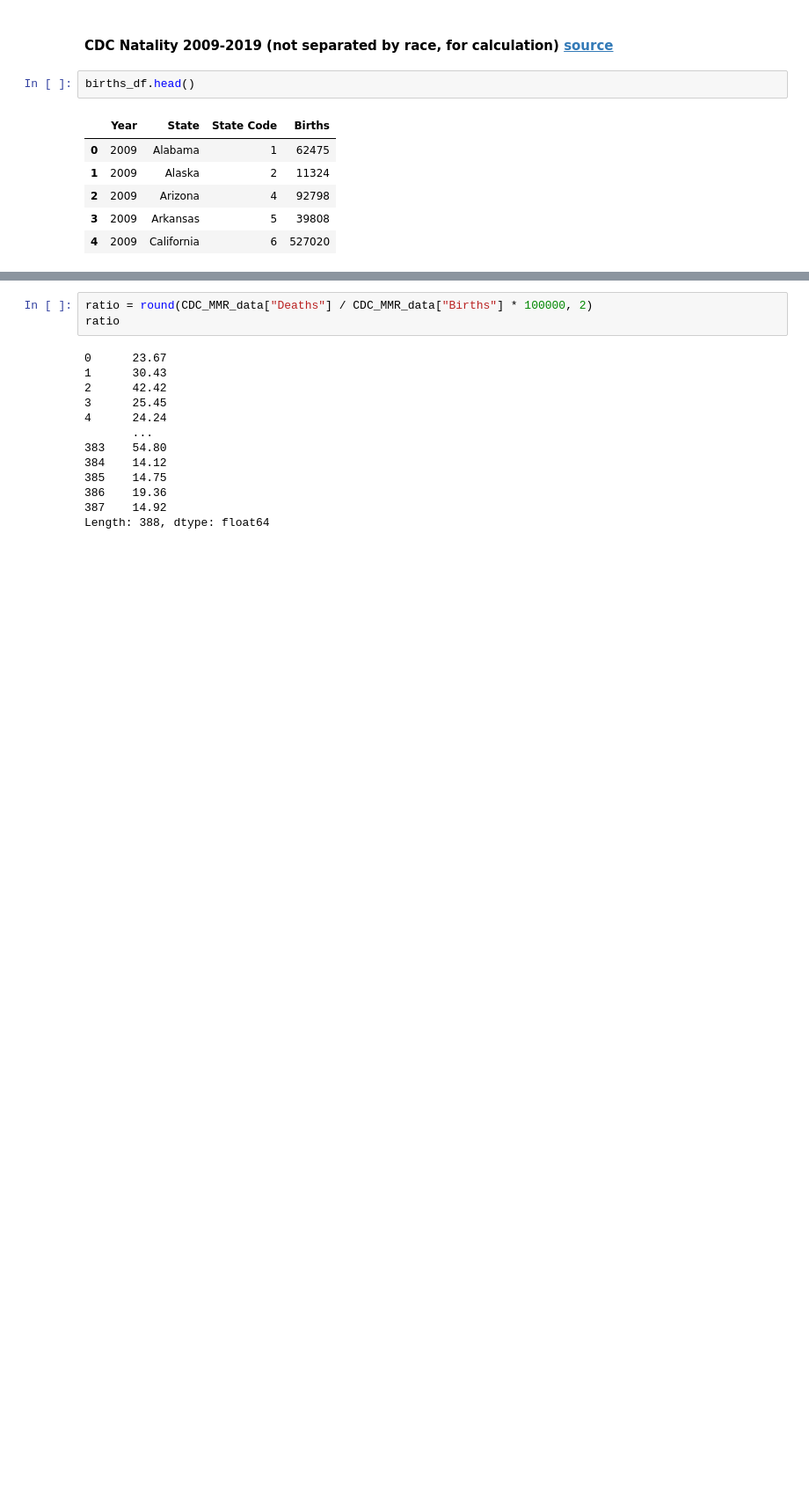
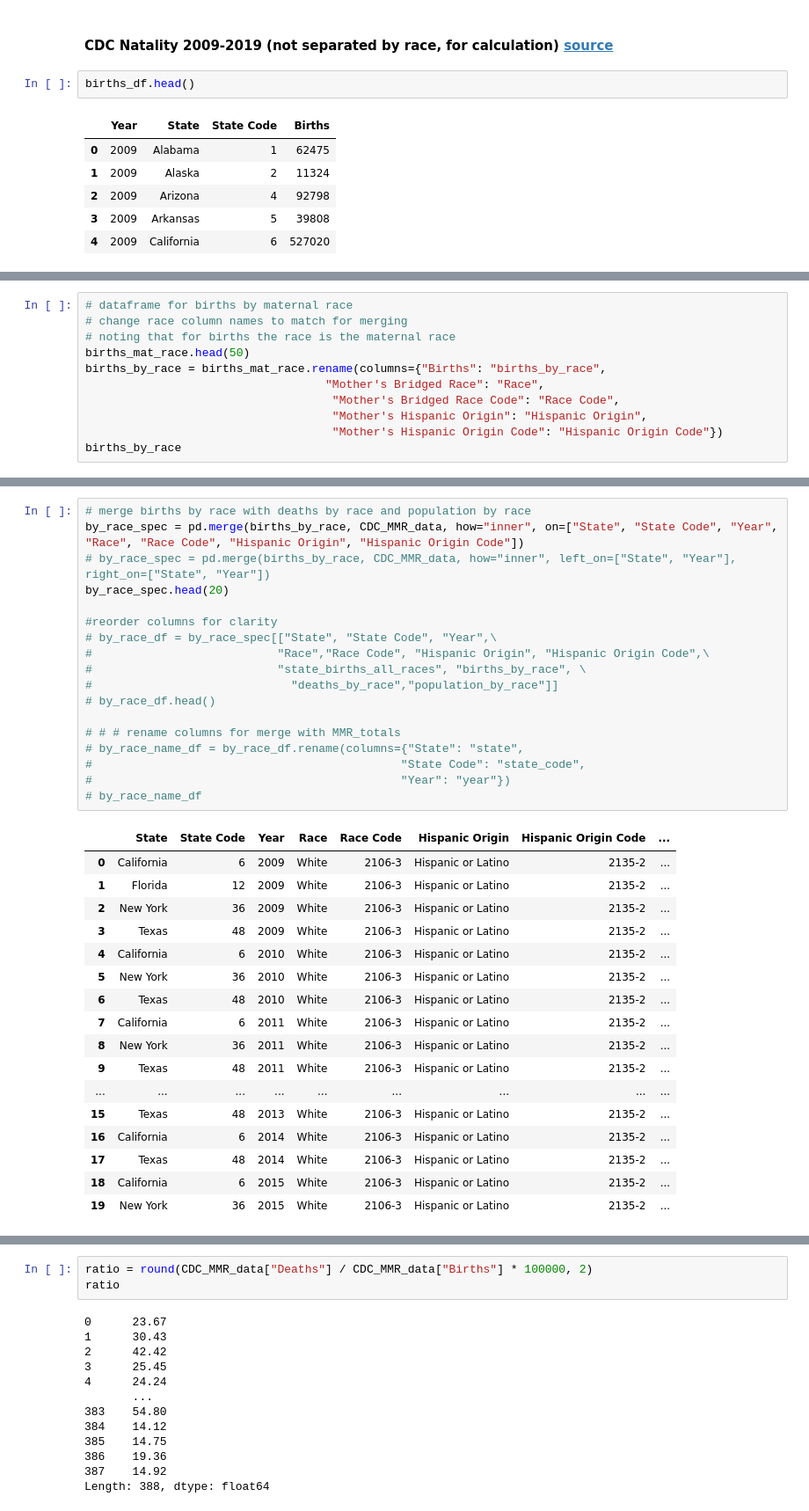
Before and after one commit to LeeProut/US-Maternal-Mortality, a Jupyter notebook: CDC_MMR_Race_P3.ipynb, the cells around one changed output, grey strips where cells are left out. Shown at 88% size. Saved outputs shown, nothing was run; the diff lists cells and outputs as text; blank space fills up the shorter version.

```diff
--- a/CDC_MMR_Race_P3.ipynb
+++ b/CDC_MMR_Race_P3.ipynb
@@ -72,0 +112,11 @@ CDC_MMR_data.head()
+# %%
+# dataframe for births by maternal race
+# change race column names to match for merging
+# noting that for births the race is the maternal race
+births_mat_race.head(50)
+births_by_race = births_mat_race.rename(columns={"Births": "births_by_race",
+                                   "Mother's Bridged Race": "Race",
+                                    "Mother's Bridged Race Code": "Race Code",
+                                    "Mother's Hispanic Origin": "Hispanic Origin",
+                                    "Mother's Hispanic Origin Code": "Hispanic Origin Code"})
+births_by_race
@@ -72,0 +137,36 @@ CDC_MMR_data.head()
+# %%
+# merge births by race with deaths by race and population by race
+by_race_spec = pd.merge(births_by_race, CDC_MMR_data, how="inner", on=["State", "State Code", "Year", "Race", "Race Code", "Hispanic Origin", "Hispanic Origin Code"])
+# by_race_spec = pd.merge(births_by_race, CDC_MMR_data, how="inner", left_on=["State", "Year"], right_on=["State", "Year"])
+by_race_spec.head(20)
+
+#reorder columns for clarity
+# by_race_df = by_race_spec[["State", "State Code", "Year",\
+#                           "Race","Race Code", "Hispanic Origin", "Hispanic Origin Code",\
+#                           "state_births_all_races", "births_by_race", \
+#                             "deaths_by_race","population_by_race"]]
+# by_race_df.head()
+
+# # # rename columns for merge with MMR_totals
+# by_race_name_df = by_race_df.rename(columns={"State": "state",
+#                                             "State Code": "state_code",
+#                                             "Year": "year"})
+# by_race_name_df
+# %% [output]
+|  | State | State Code | Year | Race | Race Code | Hispanic Origin | Hispanic Origin Code | ... |
+| 0 | California | 6 | 2009 | White | 2106-3 | Hispanic or Latino | 2135-2 | ... |
+| 1 | Florida | 12 | 2009 | White | 2106-3 | Hispanic or Latino | 2135-2 | ... |
+| 2 | New York | 36 | 2009 | White | 2106-3 | Hispanic or Latino | 2135-2 | ... |
+| 3 | Texas | 48 | 2009 | White | 2106-3 | Hispanic or Latino | 2135-2 | ... |
+| 4 | California | 6 | 2010 | White | 2106-3 | Hispanic or Latino | 2135-2 | ... |
+| 5 | New York | 36 | 2010 | White | 2106-3 | Hispanic or Latino | 2135-2 | ... |
+| 6 | Texas | 48 | 2010 | White | 2106-3 | Hispanic or Latino | 2135-2 | ... |
+| 7 | California | 6 | 2011 | White | 2106-3 | Hispanic or Latino | 2135-2 | ... |
+| 8 | New York | 36 | 2011 | White | 2106-3 | Hispanic or Latino | 2135-2 | ... |
+| 9 | Texas | 48 | 2011 | White | 2106-3 | Hispanic or Latino | 2135-2 | ... |
+| ... | ... | ... | ... | ... | ... | ... | ... | ... |
+| 15 | Texas | 48 | 2013 | White | 2106-3 | Hispanic or Latino | 2135-2 | ... |
+| 16 | California | 6 | 2014 | White | 2106-3 | Hispanic or Latino | 2135-2 | ... |
+| 17 | Texas | 48 | 2014 | White | 2106-3 | Hispanic or Latino | 2135-2 | ... |
+| 18 | California | 6 | 2015 | White | 2106-3 | Hispanic or Latino | 2135-2 | ... |
+| 19 | New York | 36 | 2015 | White | 2106-3 | Hispanic or Latino | 2135-2 | ... |
```
Also changed, not shown: parts of 10 cells of this notebook, 6 other files.
